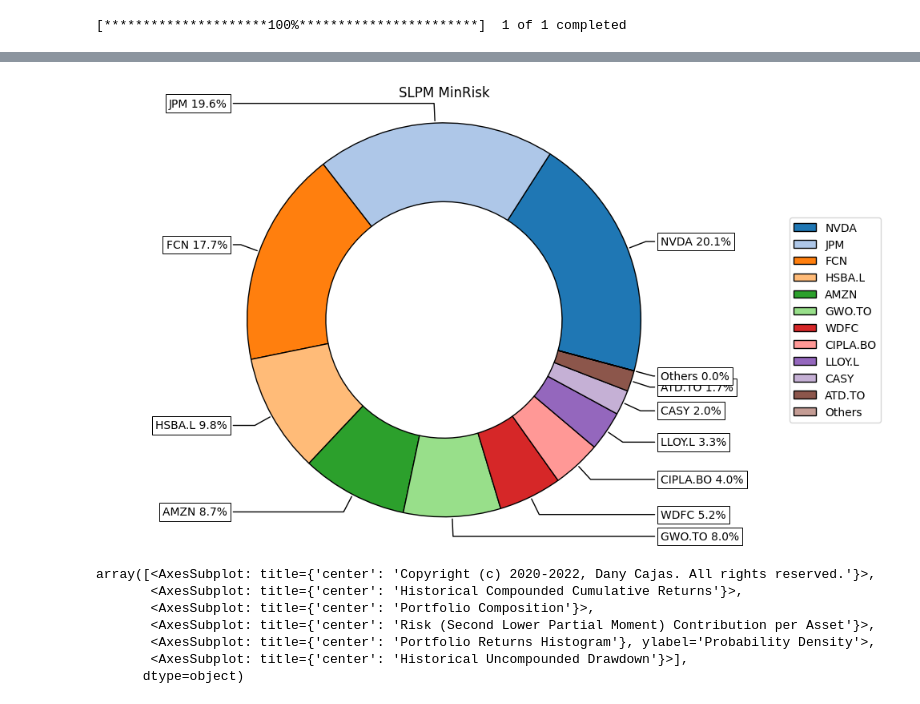
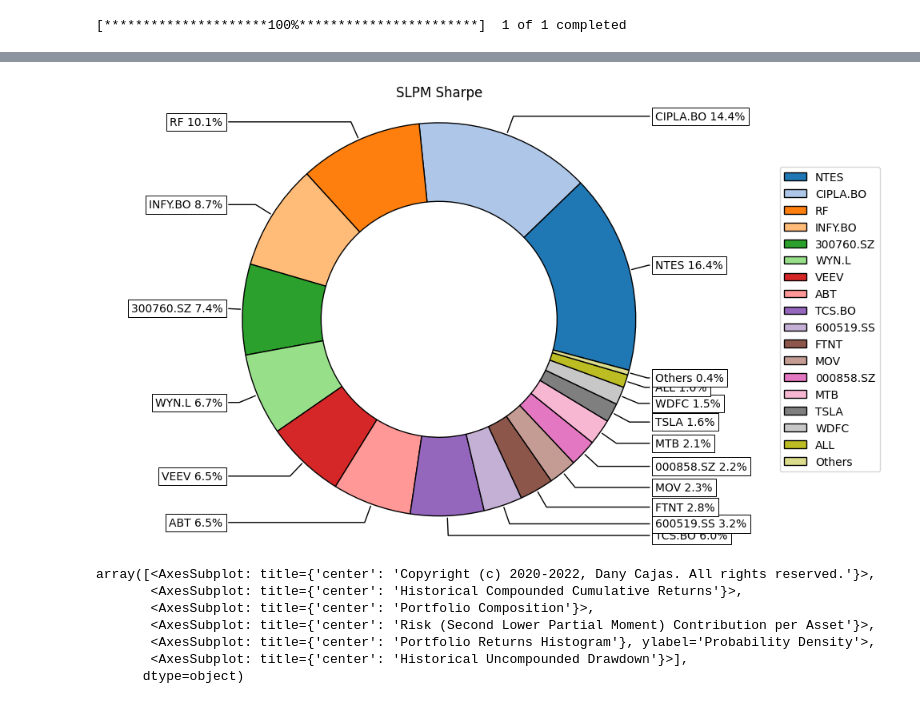
Before and after one commit to aliencaocao/wharton-comp, a Jupyter notebook: portfolio optimization.ipynb, the cells around one changed output, grey strips where cells are left out. Cells and saved outputs as stored; diff of their text form; code cells hidden in the pictures.

Commit message:
actual black litterman

```diff
--- a/portfolio optimization.ipynb
+++ b/portfolio optimization.ipynb
@@ -13,7 +13,8 @@ with open('passed.txt') as f:
 tickers.append('^TNX')  # 10 year treasury yield
 with open('ticker_capm.json') as f:
     ticker_capm = json.loads(f.read())
-MAR = 0.10399819143668938671  # see calc_r.txt
+ticker_info = pd.read_csv('yahoo_tickers.csv')
+MAR = 0.118  # see calc_r.txt
 # %%
 def download_data_and_calc_returns(tickers, period='5y', interval='1d', prepost=False):
     if isinstance(tickers, list):
@@ -95,0 +64,16 @@ w = port.optimization(model=model, rm=risk_measure, obj=obj, rf=risk_free_rate)
+# %%
+assets = port.mu.columns.values.tolist()
+
+model = 'Classic'  # based on history
+risk_measure = 'SLPM'  # Sortino Ratio
+obj = 'MinRisk'
+risk_free_rate = MAR/252  # MAR converted to daily
+
+#w = port.optimization(model=model, rm=risk_measure, obj=obj, rf=risk_free_rate)
+with open('pp.txt') as f:
+    weights = f.read().splitlines()
+weights = list(map(lambda x: float(x), weights))
+weights = [w*1/np.sum(weights) for w in weights]
+base = {'tick': assets, 'weights': weights}
+w = pd.DataFrame(base).set_index('tick')
+ax = rp.plot_pie(w=w, title=f'{risk_measure} {obj}', others=0.01, nrow=len(port.assetslist), cmap="tab20", height=6, width=10, ax=None)
@@ -95,0 +171,8 @@ w = port.optimization(model=model, rm=risk_measure, obj=obj, rf=risk_free_rate)
+# %%
+port.blacklitterman_stats(P, Q/252, rf=risk_free_rate, w=w, delta=None, eq=True)
+model='BL'
+rm = 'SLPM'
+obj = 'Sharpe'
+hist = True
+w_bl = port.optimization(model=model, rm=rm, obj=obj, rf=risk_free_rate, hist=hist)
+w_bl.T
@@ -96,7 +183,7 @@ w = port.optimization(model=model, rm=risk_measure, obj=obj, rf=risk_free_rate)
 # %%
-ax = rp.plot_pie(w=w, title=f'{risk_measure} {obj}', others=0.01, nrow=len(port.assetslist), cmap="tab20", height=6, width=10, ax=None)
+ax = rp.plot_pie(w=w_bl, title=f'{risk_measure} {obj}', others=0.01, nrow=len(port.assetslist), cmap="tab20", height=6, width=10, ax=None)
 # %% [output]
-[figure, old version]
+[figure, new version]
 # %%
 returns.index = returns.index.map(lambda a: pd.to_datetime(a).date())  # remove timezone awareness by converting to dates only
 rp.Reports.excel_report(returns, w, rf=risk_free_rate, alpha=0.05, t_factor=252, ini_days=1, days_per_year=252, name='portfolio_report')
```
Also changed, not shown: parts of 13 cells of this notebook, 2 other files.
